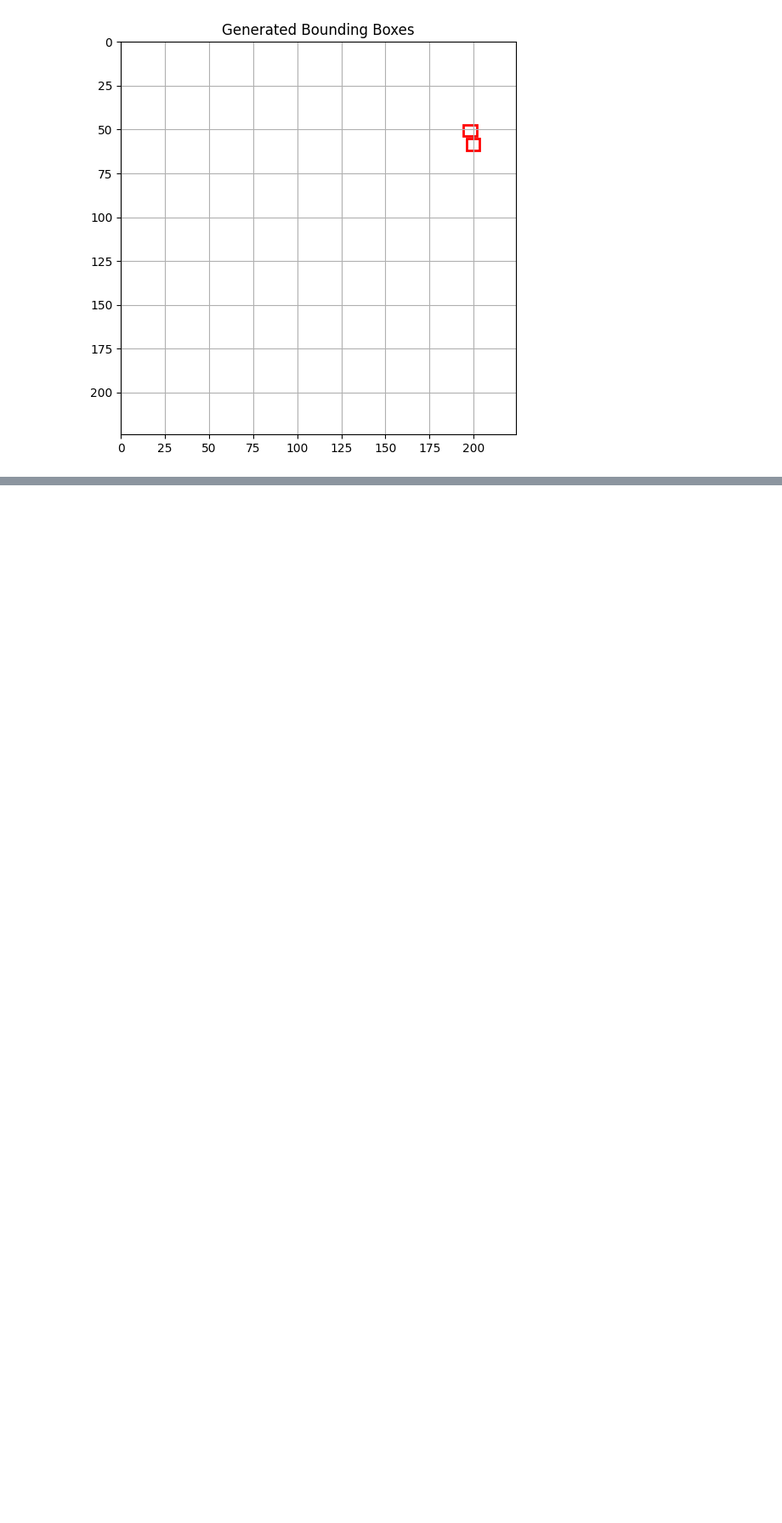
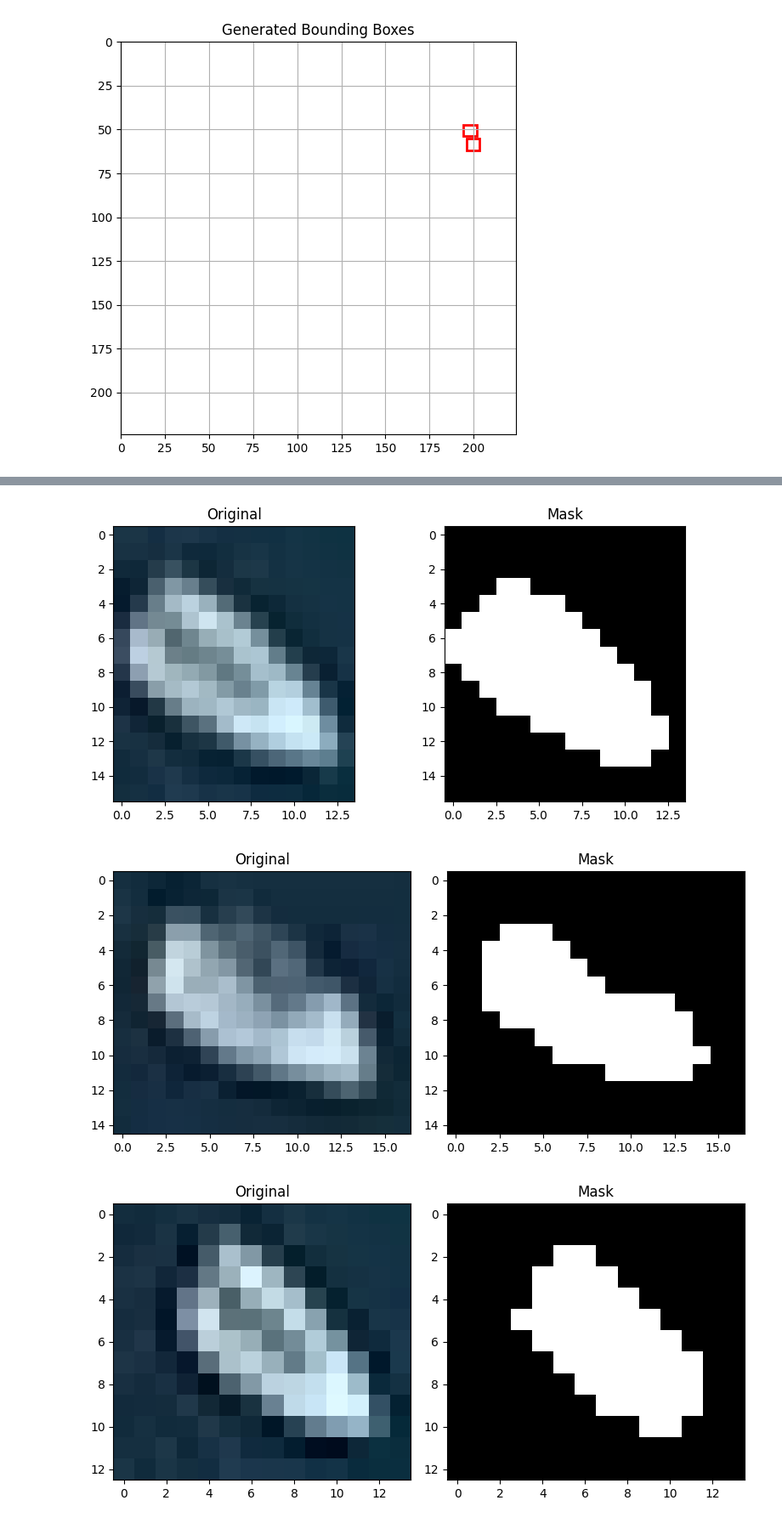
Before and after one commit to ElanoBeer/synthetic-satellite-pipeline, a Jupyter notebook: notebooks/test_pipeline_components.ipynb, the cells around one changed output, grey strips where cells are left out. Shown at 85% size. Drawn from its saved outputs; the diff is of its cells as text; code cells hidden in the pictures; blank space fills up the shorter version.

```diff
--- a/notebooks/test_pipeline_components.ipynb
+++ b/notebooks/test_pipeline_components.ipynb
@@ -142,0 +150,49 @@ plot_bboxes(test_bboxes)
+# %%
+def create_mask(obj):
+    gray_obj = cv2.cvtColor(obj, cv2.COLOR_BGR2GRAY)
+
+    # Apply Gaussian blur to reduce the noise
+    blur_obj = cv2.GaussianBlur(gray_obj, (3, 3), 0)
+
+    # Auto threshold using Otsu's method
+    _, binary = cv2.threshold(blur_obj, 0, 255, cv2.THRESH_BINARY + cv2.THRESH_OTSU)
+
+    # Morphological operations to clean the mask
+    kernel = cv2.getStructuringElement(cv2.MORPH_ELLIPSE, (3, 3))
+    clean = cv2.morphologyEx(binary, cv2.MORPH_OPEN, kernel, iterations=1)
+    clean = cv2.morphologyEx(clean, cv2.MORPH_CLOSE, kernel, iterations=1)
+
+    return clean
+# %%
+# Load image using OpenCV
+path = "E:/Datasets/MasatiV2/MasatiV2Boats"
+max_plots = 5
+count = 0
+
+for file in tqdm(os.listdir(path)):
+    if count >= max_plots:
+        break
+
+    img_path = os.path.join(path, file)
+    img = cv2.imread(img_path, cv2.IMREAD_COLOR)
+
+    obj = cv2.cvtColor(img, cv2.COLOR_BGR2RGB)
+    mask = create_mask(obj)
+
+    plt.figure(figsize=(8, 4))
+    plt.subplot(1, 2, 1)
+    plt.imshow(obj)
+    plt.title('Original')
+
+    plt.subplot(1, 2, 2)
+    plt.imshow(mask, cmap='gray')
+    plt.title('Mask')
+
+    plt.tight_layout()
+    plt.show()
+
+    count += 1
+# %% [output]
+[figure, added]
+[figure, added]
+[figure, added]
```
Also changed, not shown: parts of 5 cells of this notebook, 5 other files.
